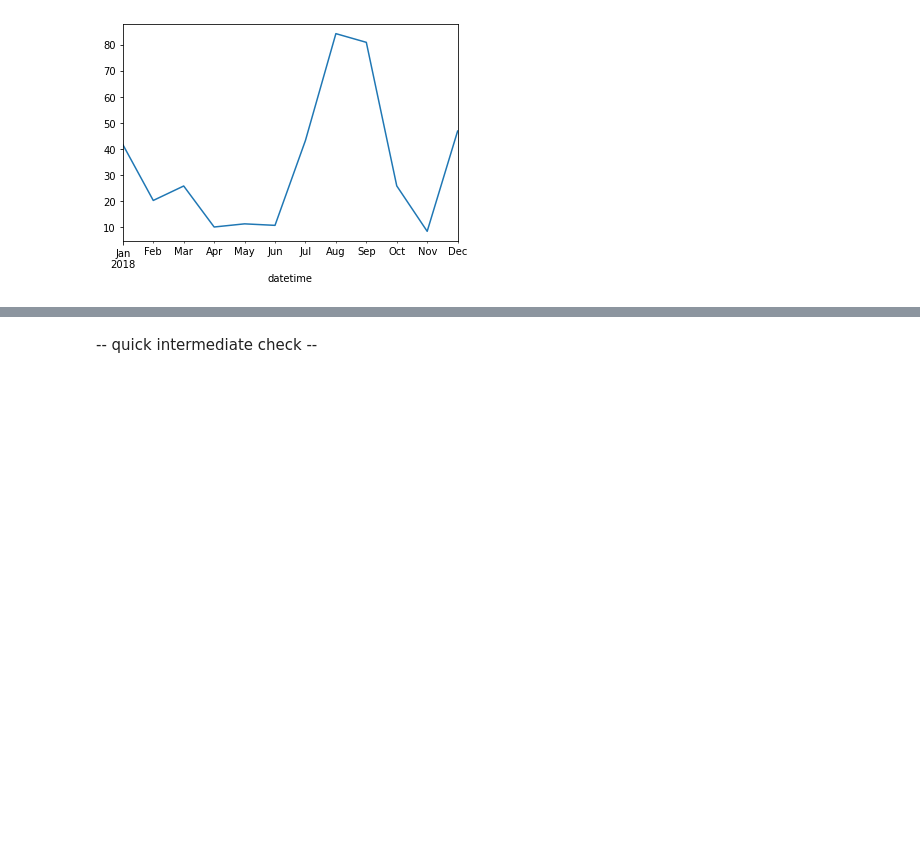
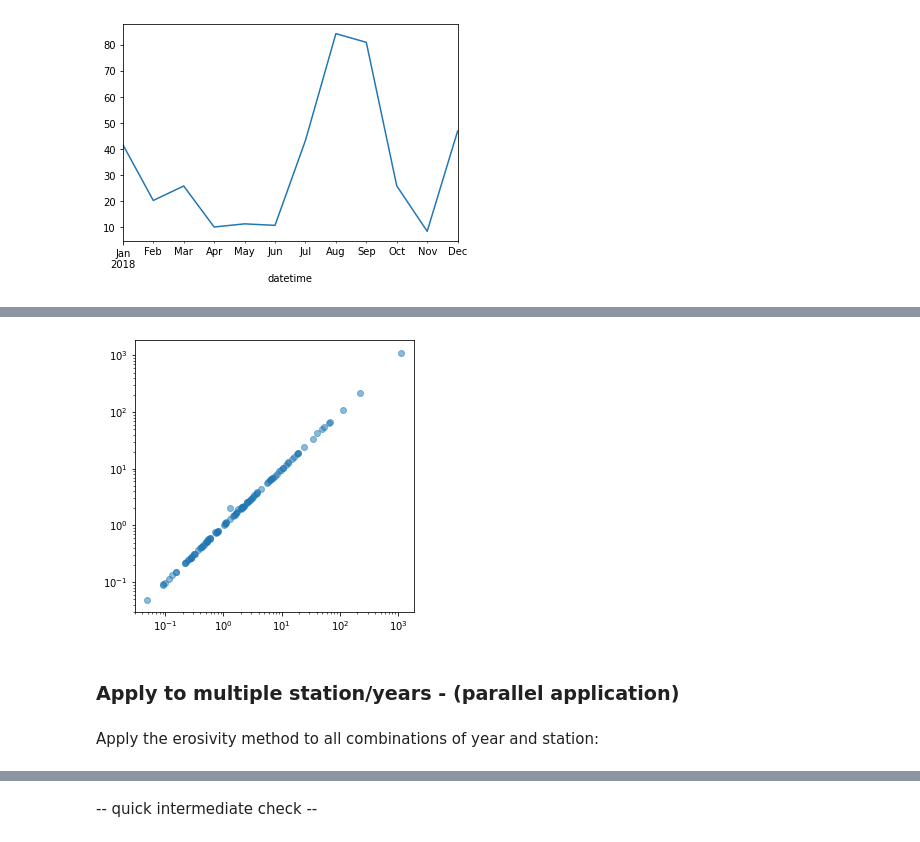
Before and after one commit to watem-sedem/rfactor, a Jupyter notebook: docs/notebooks/202106_check_erosivity_implementation.ipynb, the cells around one changed output, grey strips where cells are left out. Saved outputs shown, nothing was run; the diff lists cells and outputs as text; code cells hidden in the pictures; blank space fills up the shorter version.

```diff
--- a/202106_vanhoeys_erosivity.ipynb
+++ b/docs/notebooks/202106_check_erosivity_implementation.ipynb
@@ -500,0 +594,16 @@ P01_001_2018_events_subset.resample("14D", on="datetime")["erosivity"].sum().plo
+# %%
+station_year = all_rainfall[(all_rainfall["station"] == "P01_003") &
+                            (all_rainfall["datetime"].dt.year == 2005)].copy()
+# %%
+# compare the algorithms in term of erosivity -- TODO- should be done for all together
+new_alg = compute_rfactor(station_year, maximum_intensity)
+clone_alg = compute_rfactor(station_year, maximum_intensity_matlab_clone)
+
+fig, ax = plt.subplots(figsize=(5, 5))
+ax.scatter(new_alg["erosivity"], clone_alg["erosivity"], alpha=0.5)
+ax.set_xscale("log")
+ax.set_yscale("log")
+# %% [output]
+[figure, added]
+# %% [markdown]
+### Apply to multiple station/years - (parallel application)
@@ -500,0 +613,2 @@ P01_001_2018_events_subset.resample("14D", on="datetime")["erosivity"].sum().plo
+# %% [markdown]
+Apply the erosivity method to all combinations of year and station:
```
Also changed, not shown: parts of 67 cells of this notebook.
